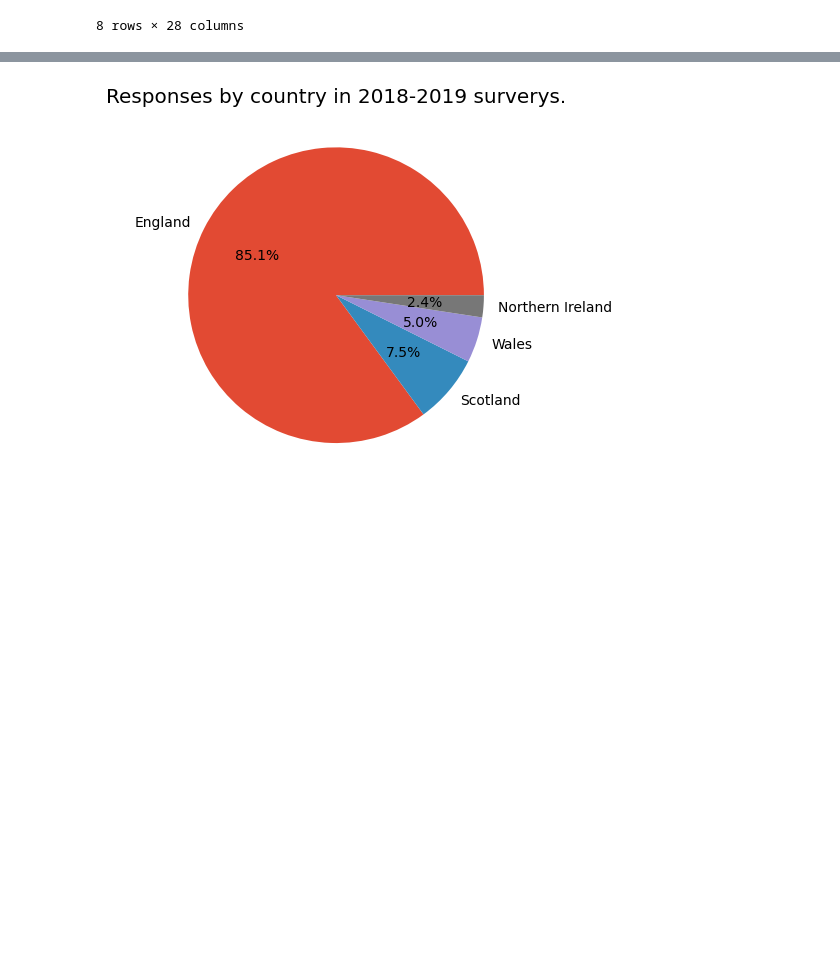
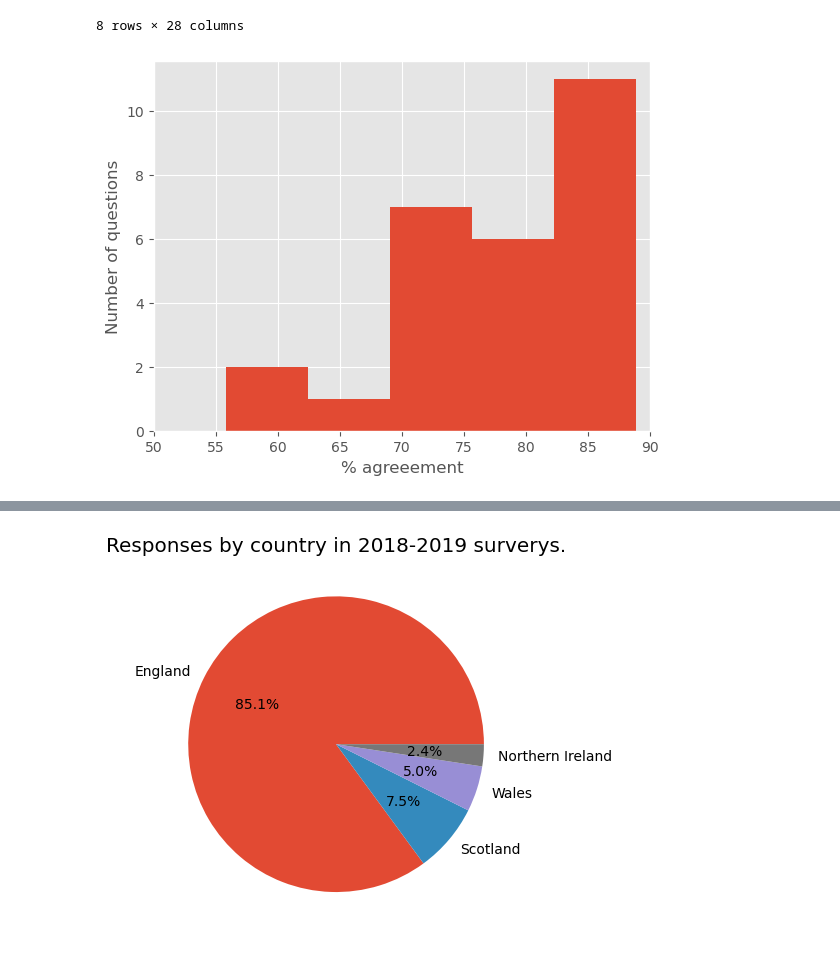
Before and after one commit to szelesaron/dissertation-code, a Jupyter notebook: EDA.ipynb, the cells around one changed output, grey strips where cells are left out. Saved outputs shown, nothing was run; the diff lists cells and outputs as text; code cells hidden in the pictures; blank space fills up the shorter version.

Commit message:
added hist and writing up by country is done

```diff
--- a/EDA.ipynb
+++ b/EDA.ipynb
@@ -93,6 +93,14 @@ summary_1819.describe()
 | 75% | 89.457671 | 83.012992 | 85.253734 | 82.014255 | 84.075056 | 85.201340 | 82.467954 | 73.878637 | 74.954569 | 74.600840 | ... | ... |
 | max | 89.935977 | 83.503667 | 85.541630 | 83.277861 | 84.407333 | 85.421609 | 84.200163 | 75.067815 | 75.181148 | 75.042689 | ... | ... |
 8 rows × 28 columns
+# %%
+summary_1819.iloc[4,:-1].hist(bins = 5)
+plt.xlabel("% agreeement")
+plt.xlim([50,90])
+plt.ylabel("Number of questions")
+plt.show()
+# %% [output]
+[figure, added]
 # %%
 summary_2122.describe()
 # %% [output]
```
Also changed, not shown: parts of 40 cells of this notebook, 1 other file.
